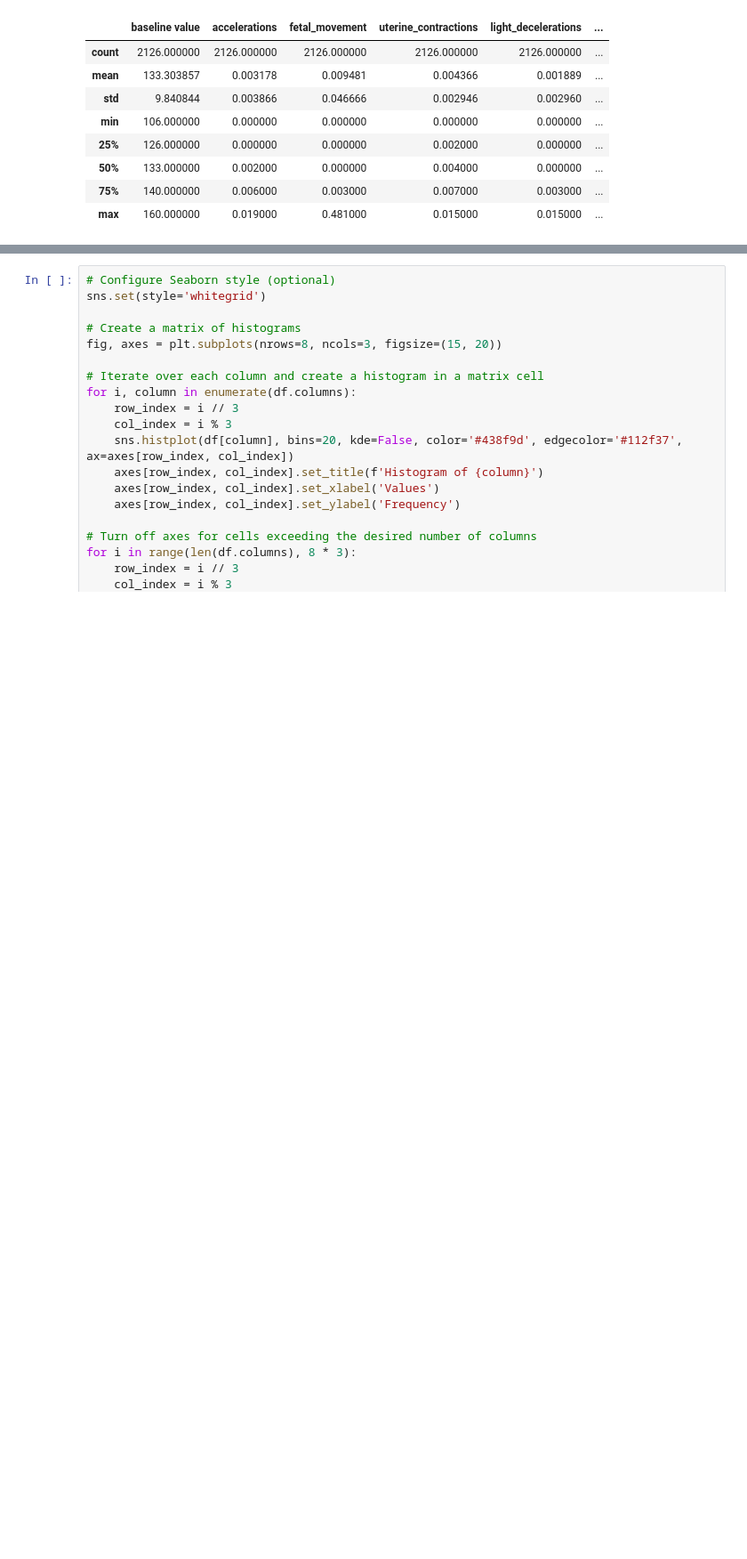
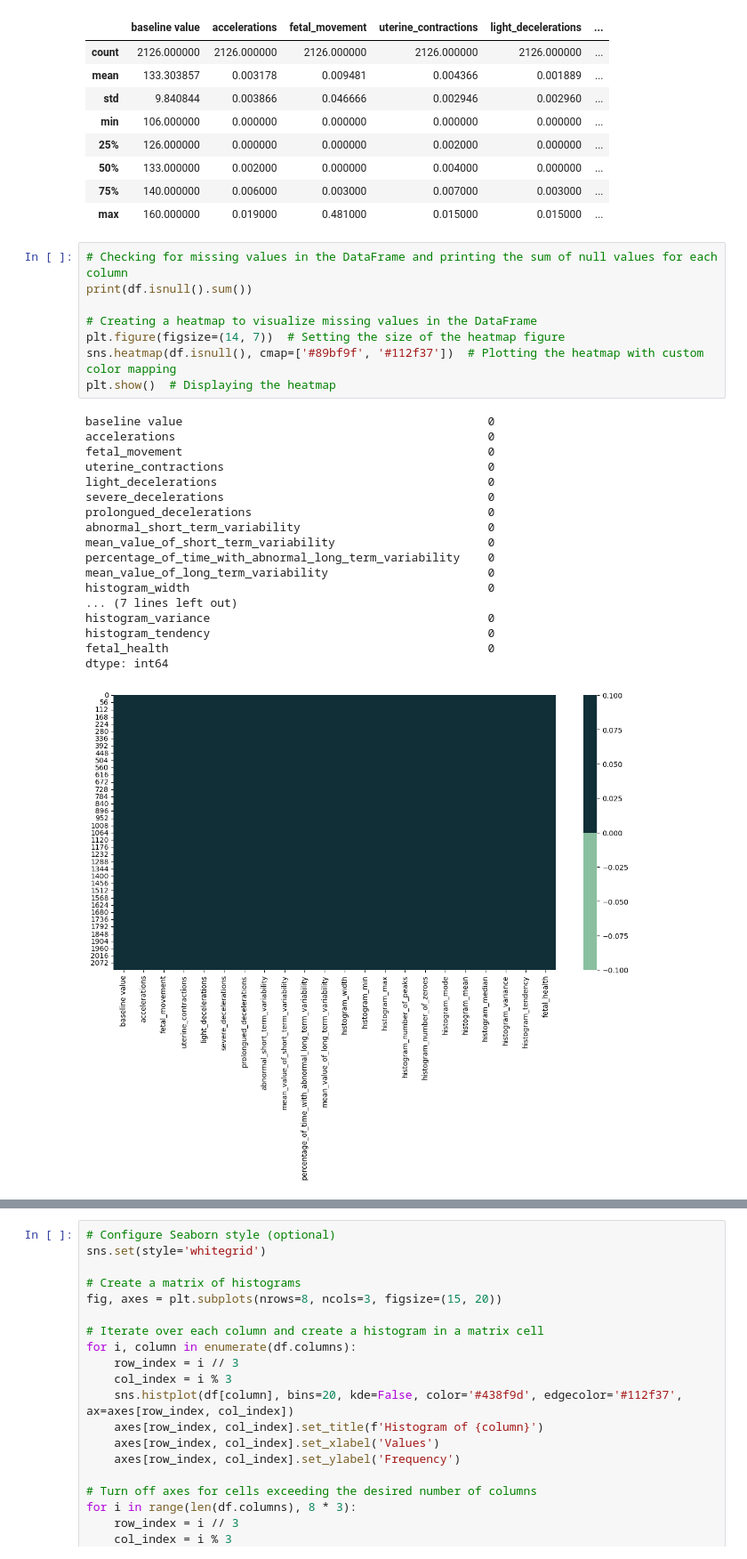
Before and after one commit to BragaDS/fetal_classification, a Jupyter notebook: notebook/fetal_health.ipynb, the cells around one changed output, grey strips where cells are left out. Shown at 89% size. Saved outputs shown, nothing was run; the diff lists cells and outputs as text; blank space fills up the shorter version.

```diff
--- a/notebook/fetal_health.ipynb
+++ b/notebook/fetal_health.ipynb
@@ -101,3 +102,30 @@ df.describe()
 | 50% | 133.000000 | 0.002000 | 0.000000 | 0.004000 | 0.000000 | ... |
 | 75% | 140.000000 | 0.006000 | 0.003000 | 0.007000 | 0.003000 | ... |
 | max | 160.000000 | 0.019000 | 0.481000 | 0.015000 | 0.015000 | ... |
+# %%
+# Checking for missing values in the DataFrame and printing the sum of null values for each column
+print(df.isnull().sum())
+
+# Creating a heatmap to visualize missing values in the DataFrame
+plt.figure(figsize=(14, 7))  # Setting the size of the heatmap figure
+sns.heatmap(df.isnull(), cmap=['#89bf9f', '#112f37'])  # Plotting the heatmap with custom color mapping
+plt.show()  # Displaying the heatmap
+# %% [output]
+baseline value                                            0
+accelerations                                             0
+fetal_movement                                            0
+uterine_contractions                                      0
+light_decelerations                                       0
+severe_decelerations                                      0
+prolongued_decelerations                                  0
+abnormal_short_term_variability                           0
+mean_value_of_short_term_variability                      0
+percentage_of_time_with_abnormal_long_term_variability    0
+mean_value_of_long_term_variability                       0
+histogram_width                                           0
+... (7 lines left out)
+histogram_variance                                        0
+histogram_tendency                                        0
+fetal_health                                              0
+dtype: int64
+[figure, added]
```
Also changed, not shown: parts of 3 cells of this notebook, 1 other file.
